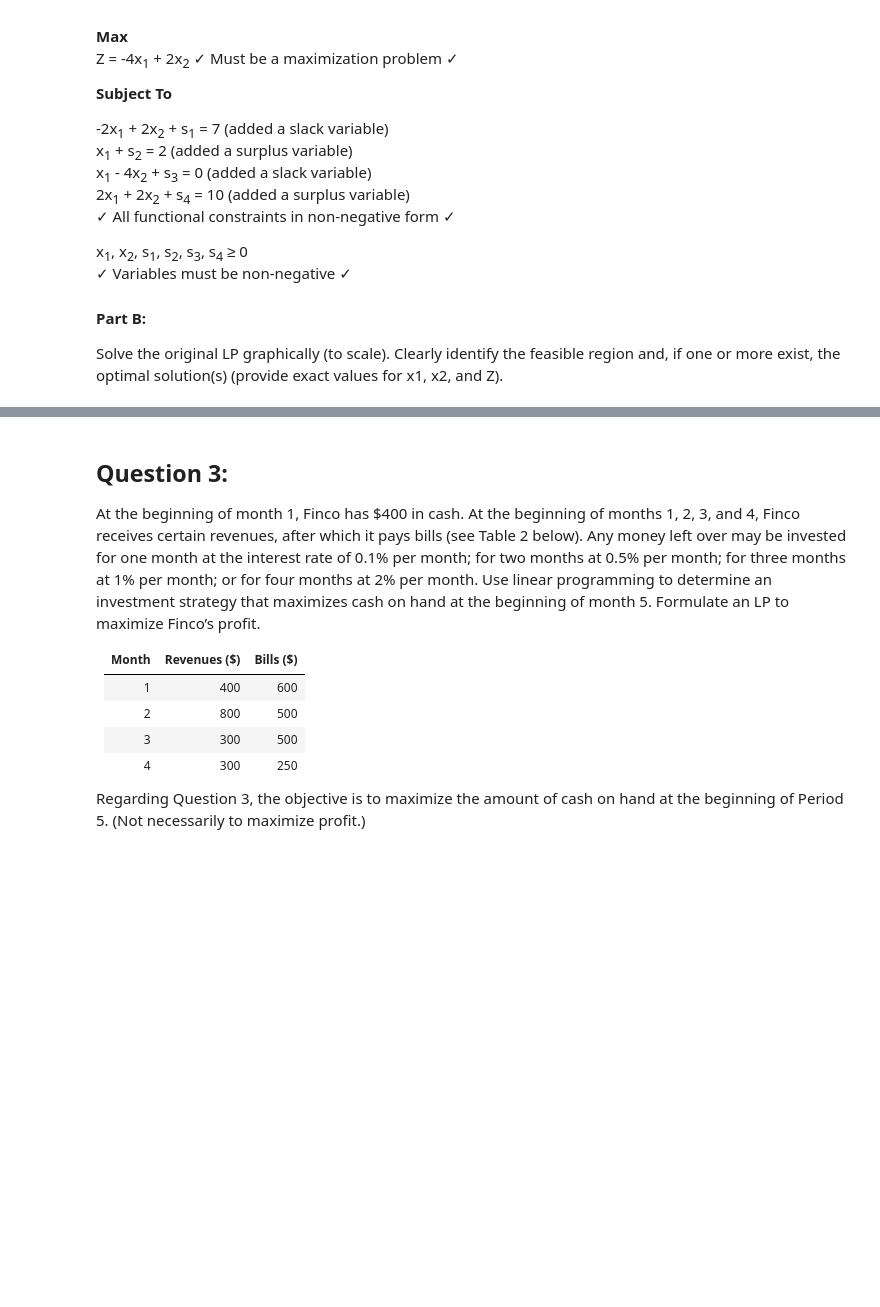
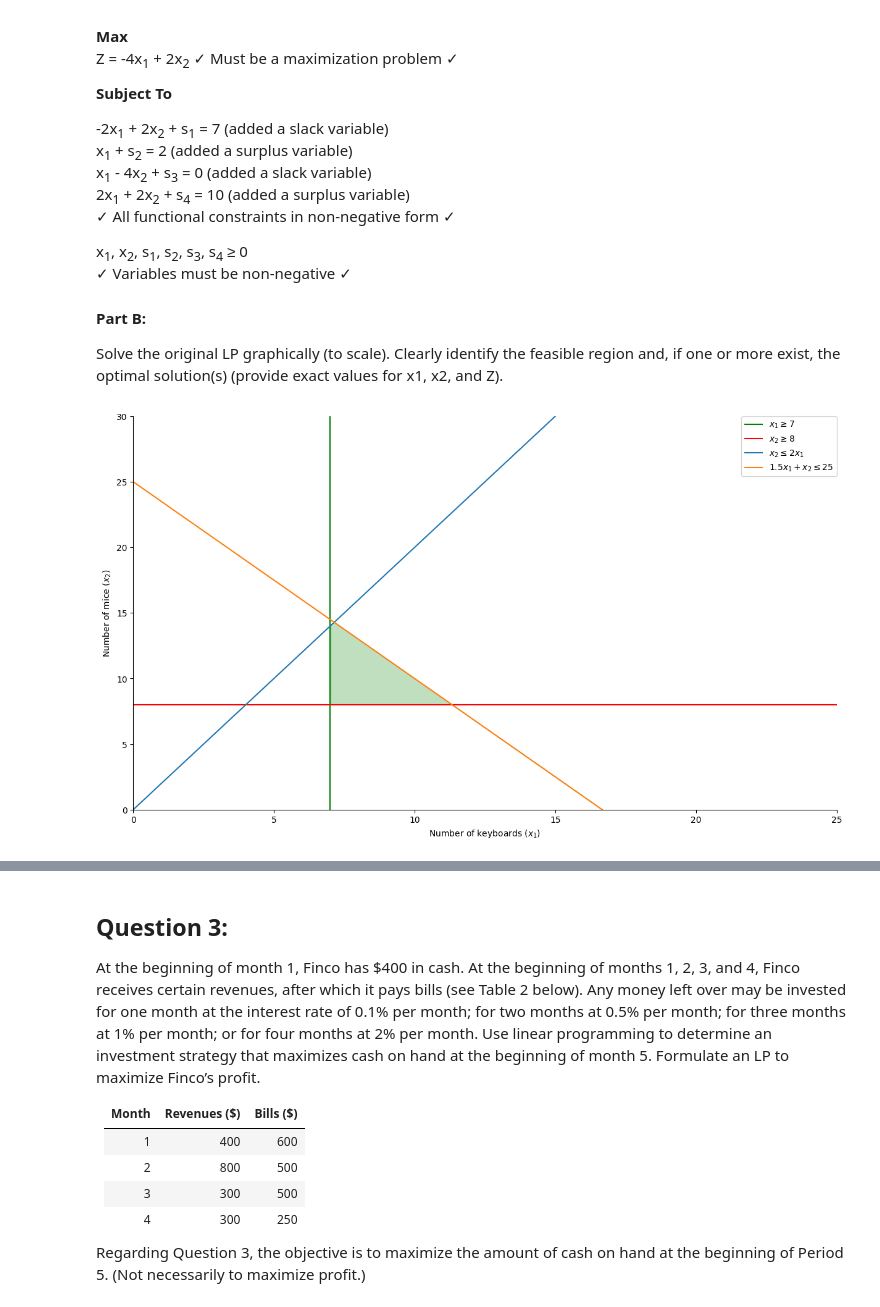
Before and after one commit to robords/basic_linear_programming, a Jupyter notebook: Homework_Assignment_1_Decision_Analysis_and_Formulation_and_Solving_LPs.ipynb, the cells around one changed output, grey strips where cells are left out. Cells and saved outputs as stored; diff of their text form; code cells hidden in the pictures; blank space fills up the shorter version.

Commit message:
working on problem two visual

```diff
--- a/Homework_Assignment_1_Decision_Analysis_and_Formulation_and_Solving_LPs.ipynb
+++ b/Homework_Assignment_1_Decision_Analysis_and_Formulation_and_Solving_LPs.ipynb
@@ -127,0 +161,33 @@ more exist, the optimal solution(s) (provide exact values for x1, x2, and Z).
+# %%
+# https://paulminogue.com/posts/71924725-4c6f-46eb-b732-b5806ddc0152#heading-6fad651e-2fff-49b7-85a0-5d2ada387059
+x_1 = np.linspace(0, 30, 1000)
+x_2 = np.linspace(0, 30, 1000)
+
+# plot
+fig, ax = plt.subplots()
+fig.set_size_inches(14.7, 8.27)
+
+# draw constraints
+plt.axvline(7, color='g', label=r'$x_1 \geq 7$') # constraint 1
+plt.axhline(8, color='r', label=r'$x_2 \geq 8$') # constraint 2
+plt.plot(x_1, (2*(x_1)), label=r'$x_2 \leq 2x_1$') # constraint 3
+plt.plot(x_1, 25 - (1.5*x_1), label=r'$1.5x_1 + x_2 \leq 25$') # constraint 4
+
+
+plt.xlim((0, 25))
+plt.ylim((0, 30))
+plt.xlabel(r'Number of keyboards ($x_1$)')
+plt.ylabel(r'Number of mice ($x_2$)')
+
+# fill in the fesaible region
+plt.fill_between(x_1, np.minimum(25 - (1.5*x_1), (2*(x_1))), np.minimum(25 - (1.5*x_1), 8),
+where=x_1 >= 7,
+color='green', alpha=0.25)
+plt.legend(bbox_to_anchor=(1, 1), loc=1, borderaxespad=0.)
+
+# Hide the right and top spines
+ax.spines['right'].set_visible(False)
+ax.spines['top'].set_visible(False)
+plt.show()
+# %% [output]
+[figure, added]
```
Also changed, not shown: parts of 5 cells of this notebook.
